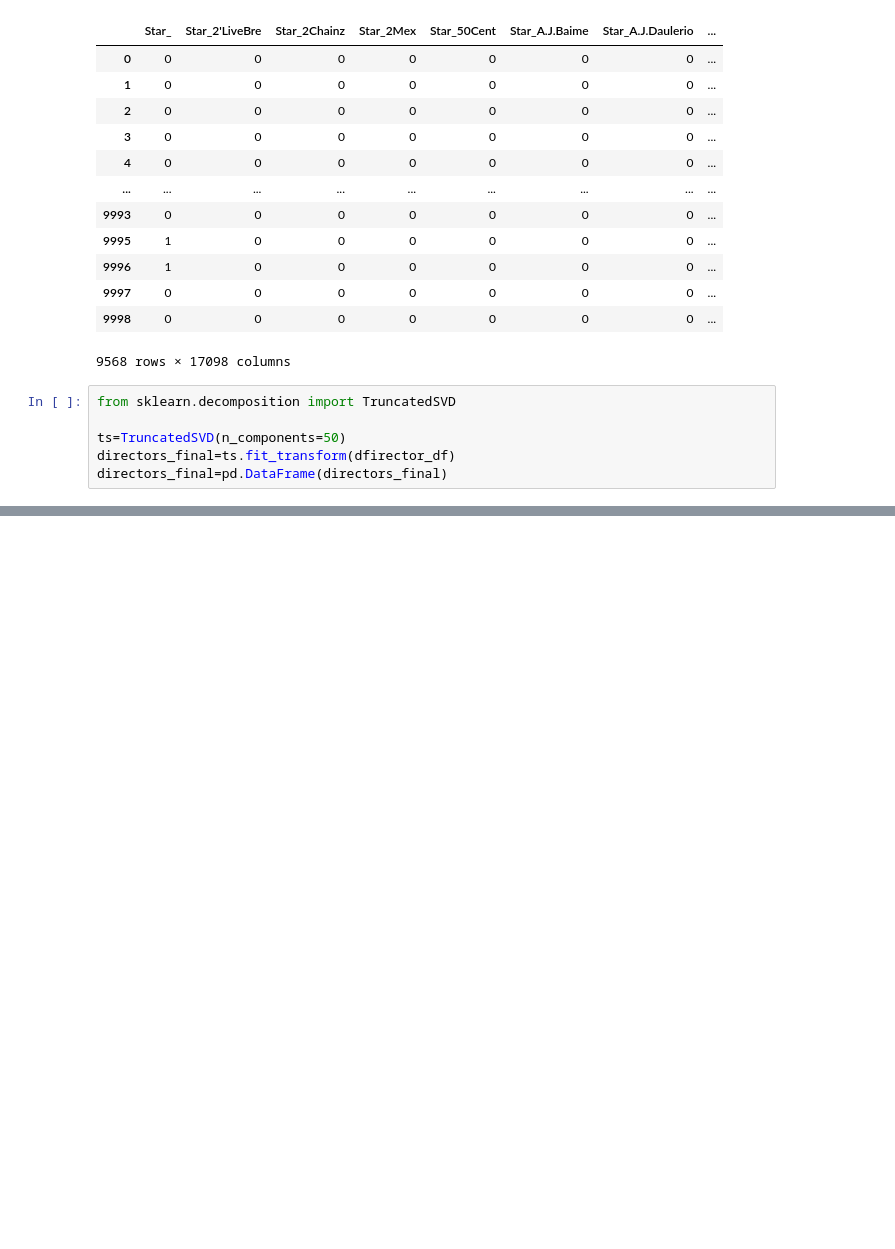
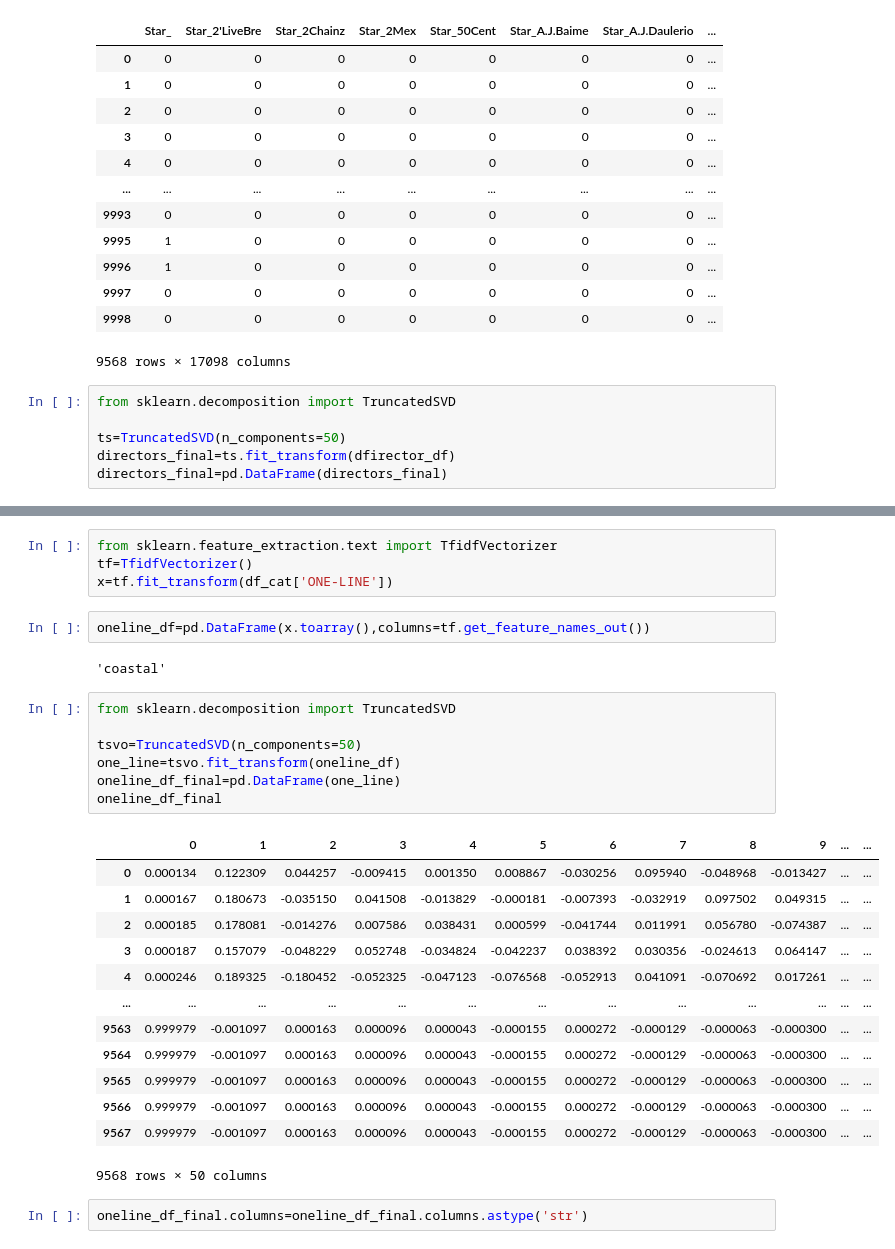
Before and after one commit to Manikanta-Peumalla1/DS_Stack, a Jupyter notebook: Data_Pre-Processing/processing-1.ipynb, the cells around one changed output, grey strips where cells are left out. Drawn from its saved outputs; the diff is of its cells as text; blank space fills up the shorter version.

```diff
--- a/Data_Pre-Processing/processing-1.ipynb
+++ b/Data_Pre-Processing/processing-1.ipynb
@@ -477,0 +470,31 @@ stars_final
+# %%
+from sklearn.feature_extraction.text import TfidfVectorizer
+tf=TfidfVectorizer()
+x=tf.fit_transform(df_cat['ONE-LINE'])
+# %%
+oneline_df=pd.DataFrame(x.toarray(),columns=tf.get_feature_names_out())
+# %% [output]
+'coastal'
+# %%
+from sklearn.decomposition import TruncatedSVD
+
+tsvo=TruncatedSVD(n_components=50)
+one_line=tsvo.fit_transform(oneline_df)
+oneline_df_final=pd.DataFrame(one_line)
+oneline_df_final
+# %% [output]
+|  | 0 | 1 | 2 | 3 | 4 | 5 | 6 | 7 | 8 | 9 | ... | ... |
+| 0 | 0.000134 | 0.122309 | 0.044257 | -0.009415 | 0.001350 | 0.008867 | -0.030256 | 0.095940 | -0.048968 | -0.013427 | ... | ... |
+| 1 | 0.000167 | 0.180673 | -0.035150 | 0.041508 | -0.013829 | -0.000181 | -0.007393 | -0.032919 | 0.097502 | 0.049315 | ... | ... |
+| 2 | 0.000185 | 0.178081 | -0.014276 | 0.007586 | 0.038431 | 0.000599 | -0.041744 | 0.011991 | 0.056780 | -0.074387 | ... | ... |
+| 3 | 0.000187 | 0.157079 | -0.048229 | 0.052748 | -0.034824 | -0.042237 | 0.038392 | 0.030356 | -0.024613 | 0.064147 | ... | ... |
+| 4 | 0.000246 | 0.189325 | -0.180452 | -0.052325 | -0.047123 | -0.076568 | -0.052913 | 0.041091 | -0.070692 | 0.017261 | ... | ... |
+| ... | ... | ... | ... | ... | ... | ... | ... | ... | ... | ... | ... | ... |
+| 9563 | 0.999979 | -0.001097 | 0.000163 | 0.000096 | 0.000043 | -0.000155 | 0.000272 | -0.000129 | -0.000063 | -0.000300 | ... | ... |
+| 9564 | 0.999979 | -0.001097 | 0.000163 | 0.000096 | 0.000043 | -0.000155 | 0.000272 | -0.000129 | -0.000063 | -0.000300 | ... | ... |
+| 9565 | 0.999979 | -0.001097 | 0.000163 | 0.000096 | 0.000043 | -0.000155 | 0.000272 | -0.000129 | -0.000063 | -0.000300 | ... | ... |
+| 9566 | 0.999979 | -0.001097 | 0.000163 | 0.000096 | 0.000043 | -0.000155 | 0.000272 | -0.000129 | -0.000063 | -0.000300 | ... | ... |
+| 9567 | 0.999979 | -0.001097 | 0.000163 | 0.000096 | 0.000043 | -0.000155 | 0.000272 | -0.000129 | -0.000063 | -0.000300 | ... | ... |
+9568 rows × 50 columns
+# %%
+oneline_df_final.columns=oneline_df_final.columns.astype('str')
```
Also changed, not shown: parts of 19 cells of this notebook.
